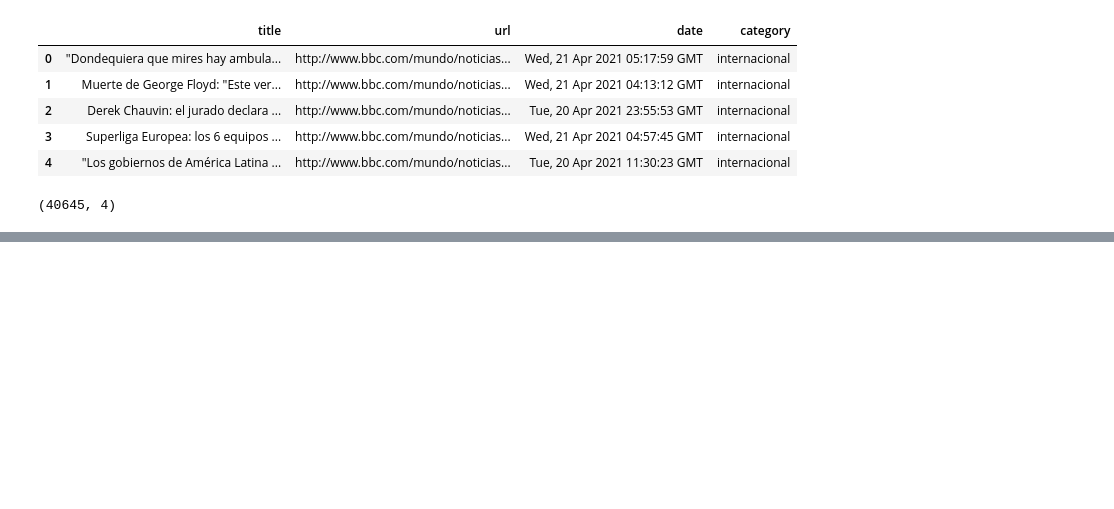
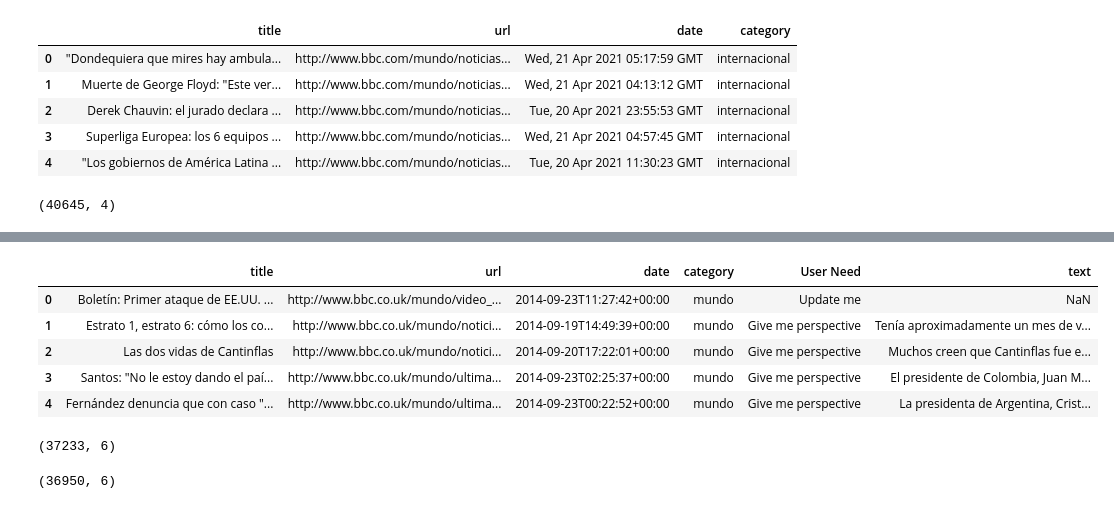
Before and after one commit to dat-nguyen96/Master-thesis, a Jupyter notebook: scrape_scripts/Scrape_bbc_spanish_rss.ipynb, the cells around one changed output, grey strips where cells are left out. Drawn from its saved outputs; the diff is of its cells as text; code cells hidden in the pictures; blank space fills up the shorter version.

```diff
--- a/scrape_scripts/Scrape_bbc_spanish_rss.ipynb
+++ b/scrape_scripts/Scrape_bbc_spanish_rss.ipynb
@@ -426,0 +430,2 @@ data_final["User Need"] = user_need
+# %%
+data_final["User Need"] = data_final["User Need"].apply(lambda s: re.sub(r"(WS - )", "", s) if pd.notnull(s) else s)
@@ -430,0 +463,9 @@ data_final["text"] = page_text
+# %%
+data_final.head()
+# %% [output]
+|  | title | url | date | category | User Need | text |
+| 0 | Boletín: Primer ataque de EE.UU. ... | http://www.bbc.co.uk/mundo/video_... | 2014-09-23T11:27:42+00:00 | mundo | Update me | NaN |
+| 1 | Estrato 1, estrato 6: cómo los co... | http://www.bbc.co.uk/mundo/notici... | 2014-09-19T14:49:39+00:00 | mundo | Give me perspective | Tenía aproximadamente un mes de v... |
+| 2 | Las dos vidas de Cantinflas | http://www.bbc.co.uk/mundo/notici... | 2014-09-20T17:22:01+00:00 | mundo | Give me perspective | Muchos creen que Cantinflas fue e... |
+| 3 | Santos: "No le estoy dando el paí... | http://www.bbc.co.uk/mundo/ultima... | 2014-09-23T02:25:37+00:00 | mundo | Give me perspective | El presidente de Colombia, Juan M... |
+| 4 | Fernández denuncia que con caso "... | http://www.bbc.co.uk/mundo/ultima... | 2014-09-23T00:22:52+00:00 | mundo | Give me perspective | La presidenta de Argentina, Crist... |
@@ -430,0 +474,4 @@ data_final["text"] = page_text
+# %%
+data_final.shape
+# %% [output]
+(37233, 6)
@@ -430,0 +480,4 @@ data_final["text"] = page_text
+# %%
+data_final.shape
+# %% [output]
+(36950, 6)
```
Also changed, not shown: parts of 8 cells of this notebook.
